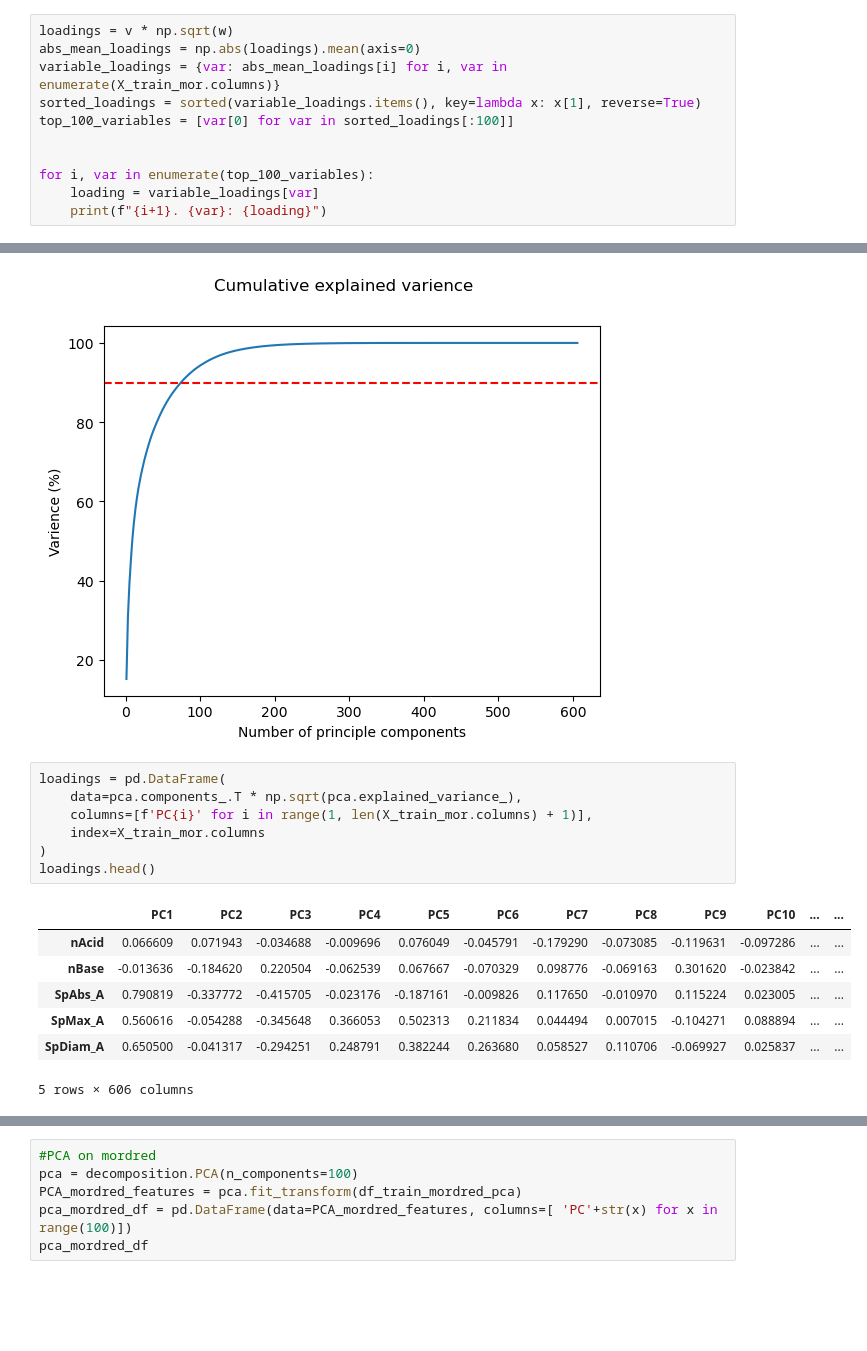
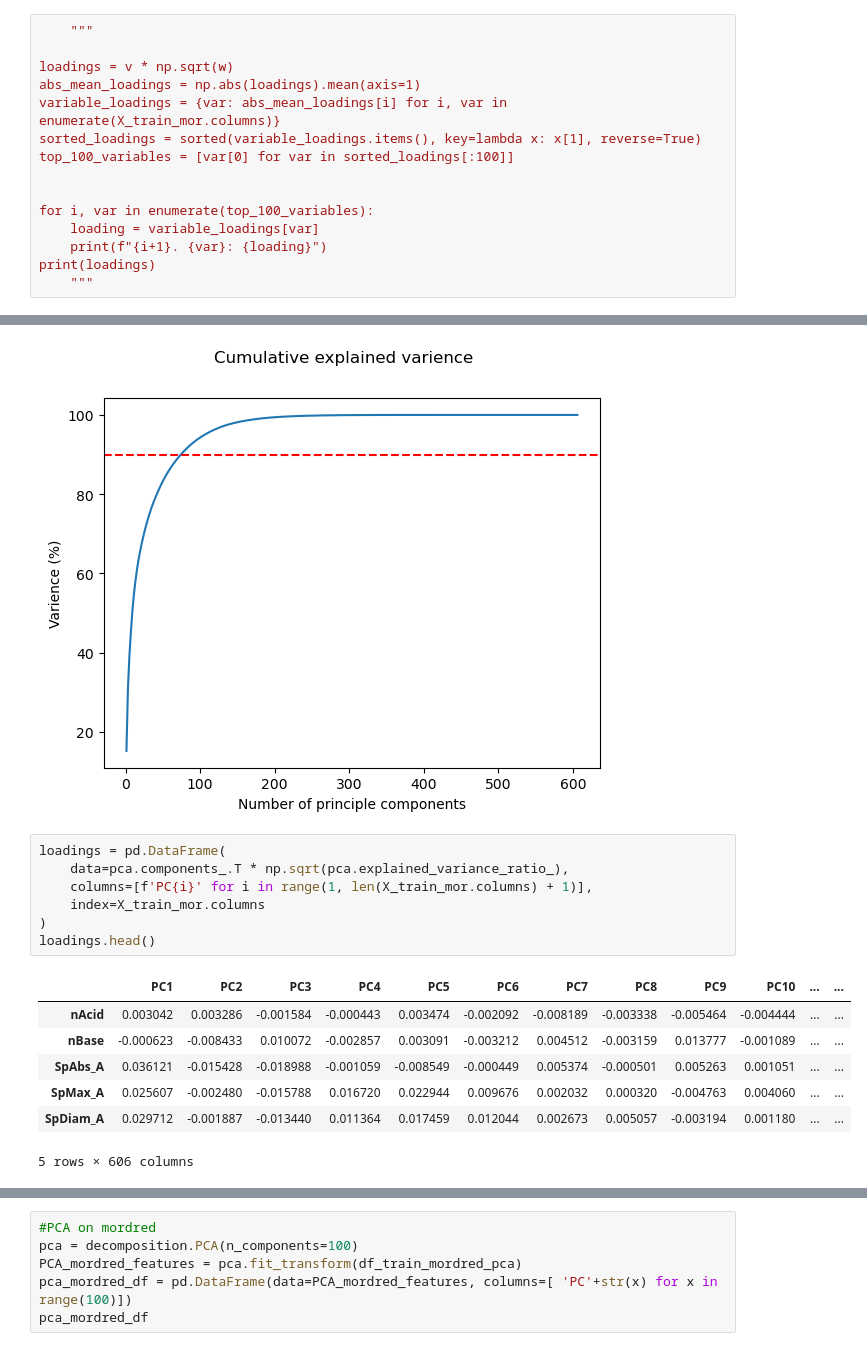
Before and after one commit to Jobs27/AP_groupassignment-, a Jupyter notebook: group_assignment_inhibitor_classifier.ipynb, the cells around one changed output, grey strips where cells are left out. Cells and saved outputs as stored; diff of their text form; blank space fills up the shorter version.

```diff
--- a/group_assignment_inhibitor_classifier.ipynb
+++ b/group_assignment_inhibitor_classifier.ipynb
@@ -175,8 +175,10 @@ plt.show()
 # %% [output]
 [figure]
 # %%
+    """
+
 loadings = v * np.sqrt(w)
-abs_mean_loadings = np.abs(loadings).mean(axis=0)
+abs_mean_loadings = np.abs(loadings).mean(axis=1)
 variable_loadings = {var: abs_mean_loadings[i] for i, var in enumerate(X_train_mor.columns)}
 sorted_loadings = sorted(variable_loadings.items(), key=lambda x: x[1], reverse=True)
 top_100_variables = [var[0] for var in sorted_loadings[:100]]
@@ -185,4 +187,6 @@ top_100_variables = [var[0] for var in sorted_loadings[:100]]
 for i, var in enumerate(top_100_variables):
     loading = variable_loadings[var]
     print(f"{i+1}. {var}: {loading}")
+print(loadings)
+    """
 # %% [output]
@@ -216,16 +204,16 @@ Text(0.5, 0.98, 'Cumulative explained varience')
 [figure]
 # %%
 loadings = pd.DataFrame(
-    data=pca.components_.T * np.sqrt(pca.explained_variance_),
+    data=pca.components_.T * np.sqrt(pca.explained_variance_ratio_),
     columns=[f'PC{i}' for i in range(1, len(X_train_mor.columns) + 1)],
     index=X_train_mor.columns
 )
 loadings.head()
 # %% [output]
 |  | PC1 | PC2 | PC3 | PC4 | PC5 | PC6 | PC7 | PC8 | PC9 | PC10 | ... | ... |
-| nAcid | 0.066609 | 0.071943 | -0.034688 | -0.009696 | 0.076049 | -0.045791 | -0.179290 | -0.073085 | -0.119631 | -0.097286 | ... | ... |
-| nBase | -0.013636 | -0.184620 | 0.220504 | -0.062539 | 0.067667 | -0.070329 | 0.098776 | -0.069163 | 0.301620 | -0.023842 | ... | ... |
-| SpAbs_A | 0.790819 | -0.337772 | -0.415705 | -0.023176 | -0.187161 | -0.009826 | 0.117650 | -0.010970 | 0.115224 | 0.023005 | ... | ... |
-| SpMax_A | 0.560616 | -0.054288 | -0.345648 | 0.366053 | 0.502313 | 0.211834 | 0.044494 | 0.007015 | -0.104271 | 0.088894 | ... | ... |
-| SpDiam_A | 0.650500 | -0.041317 | -0.294251 | 0.248791 | 0.382244 | 0.263680 | 0.058527 | 0.110706 | -0.069927 | 0.025837 | ... | ... |
+| nAcid | 0.003042 | 0.003286 | -0.001584 | -0.000443 | 0.003474 | -0.002092 | -0.008189 | -0.003338 | -0.005464 | -0.004444 | ... | ... |
+| nBase | -0.000623 | -0.008433 | 0.010072 | -0.002857 | 0.003091 | -0.003212 | 0.004512 | -0.003159 | 0.013777 | -0.001089 | ... | ... |
+| SpAbs_A | 0.036121 | -0.015428 | -0.018988 | -0.001059 | -0.008549 | -0.000449 | 0.005374 | -0.000501 | 0.005263 | 0.001051 | ... | ... |
+| SpMax_A | 0.025607 | -0.002480 | -0.015788 | 0.016720 | 0.022944 | 0.009676 | 0.002032 | 0.000320 | -0.004763 | 0.004060 | ... | ... |
+| SpDiam_A | 0.029712 | -0.001887 | -0.013440 | 0.011364 | 0.017459 | 0.012044 | 0.002673 | 0.005057 | -0.003194 | 0.001180 | ... | ... |
 5 rows × 606 columns
```
Also changed, not shown: parts of 3 cells of this notebook.
